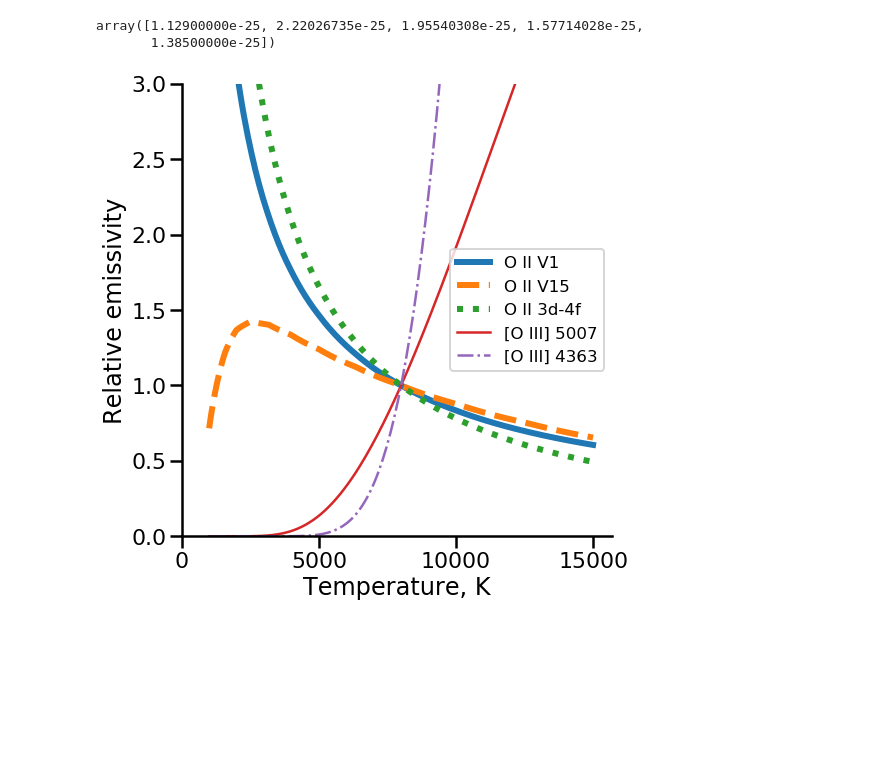
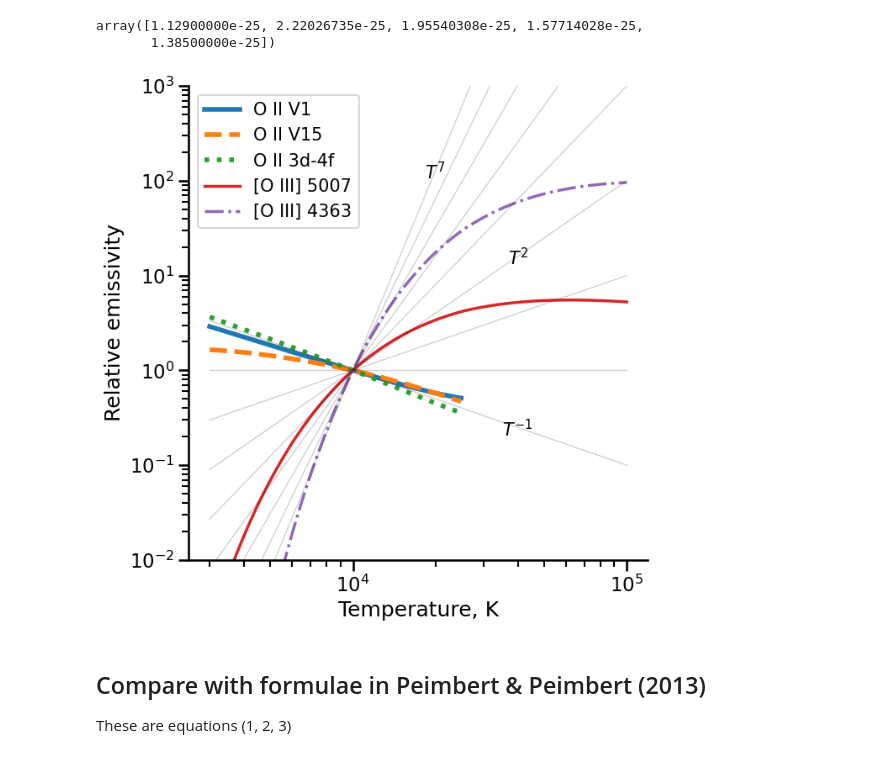
Before and after one commit to will-henney/turb-t2-paper, a Jupyter notebook: notebooks/oxygen-emissivities.ipynb, the cells around one changed output. Cells and saved outputs as stored; diff of their text form; code cells hidden in the pictures; blank space fills up the shorter version.

Commit message:
Work through the emissivity slopes and bias factors Q for O++

```diff
--- a/notebooks/oxygen-emissivities.ipynb
+++ b/notebooks/oxygen-emissivities.ipynb
@@ -80,7 +89,7 @@ def oii_multiplet_sum_emissivity(tem, den, multiplet=V1_mult):
     return result
 
 
-def normalize(tem, em, T0=8000.0):
+def normalize(tem, em, T0=10_000.0):
     # Normalize to T = T0
     em0 = np.interp(T0, tem, em)
     return em / em0
@@ -93,43 +102,51 @@ oii_multiplet_sum_emissivity([1000, 3000, 5000, 8000, 1e4], 1e4, multiplet=V15_m
 array([1.12900000e-25, 2.22026735e-25, 1.95540308e-25, 1.57714028e-25,
        1.38500000e-25])
 # %%
-sns.set_context("poster")
-sns.set_color_codes("bright")
+sns.set_context("talk")
+sns.set_color_codes("deep")
 # %%
-fig, ax = plt.subplots(figsize=(8, 8))
-density = 1e4
+fig, ax = plt.subplots(figsize=(7, 7))
+density = 1e2
+T0 = 10_000.0
 
 em = oii_multiplet_sum_emissivity(temperatures, density)
 em = normalize(temperatures, em)
-ax.plot(temperatures, em, label="O II V1", ls="-", lw=6)
+ax.plot(temperatures, em, label="O II V1", ls="-", lw=4)
 
 em = oii_multiplet_sum_emissivity(temperatures, density, multiplet=V15_mult)
 em = normalize(temperatures, em)
-ax.plot(temperatures, em, label="O II V15", ls="--", lw=6)
+ax.plot(temperatures, em, label="O II V15", ls="--", lw=4)
 
 em = oii_multiplet_sum_emissivity(temperatures, density, multiplet=V3d_4f)
 em = normalize(temperatures, em)
-ax.plot(temperatures, em, label="O II 3d-4f", ls=":", lw=6)
+ax.plot(temperatures, em, label="O II 3d-4f", ls=":", lw=4)
 
 em = oiiic.getEmissivity(tem=temperatures, den=density, wave=5007)
 em = normalize(temperatures, em)
 ax.plot(temperatures, em, label="[O III] 5007", ls="-", lw=2.5)
 
 em = oiiic.getEmissivity(tem=temperatures, den=density, wave=4363)
 em = normalize(temperatures, em)
 ax.plot(temperatures, em, label="[O III] 4363", ls="-.", lw=2.5)
 
-ax.legend(fontsize="x-small")
+for slope in [-1, 0, 1, 2, 3, 4, 5, 6, 7]:
+    ax.plot(temperatures, (temperatures / T0)**slope, label=None, lw=1, alpha=0.2, color="k")
+
+annotate_kws = dict(fontsize="small", horizontalalignment="center", verticalalignment="center_baseline")
+ax.annotate("$T^{-1}$", (4e4, (4e4/T0)**-1), **annotate_kws)
+ax.annotate("$T^{2}$", (4e4, (4e4/T0)**2), **annotate_kws)
+ax.annotate("$T^{7}$", (2e4, (2e4/T0)**7), **annotate_kws)
+ax.legend(fontsize="small")
 ax.set(
     xscale="log",
     yscale="log",
-    ylim=[1e-2, None],
+    ylim=[1e-2, 1e3],
     xlim=[None, None],
     xlabel="Temperature, K",
     ylabel="Relative emissivity",
 )
 sns.despine()
 fig.tight_layout()
 fig.savefig("oplusplus-emissivity-vs-t-loglog.pdf")
 # %% [output]
-[figure, old version]
+[figure, new version]
@@ -137,0 +153,4 @@ oiiic.getEmissivity?
+# %% [markdown]
+## Compare with formulae in Peimbert & Peimbert (2013)
+
+These are equations (1, 2, 3)
```
Also changed, not shown: parts of 85 cells of this notebook, 7 other files.
